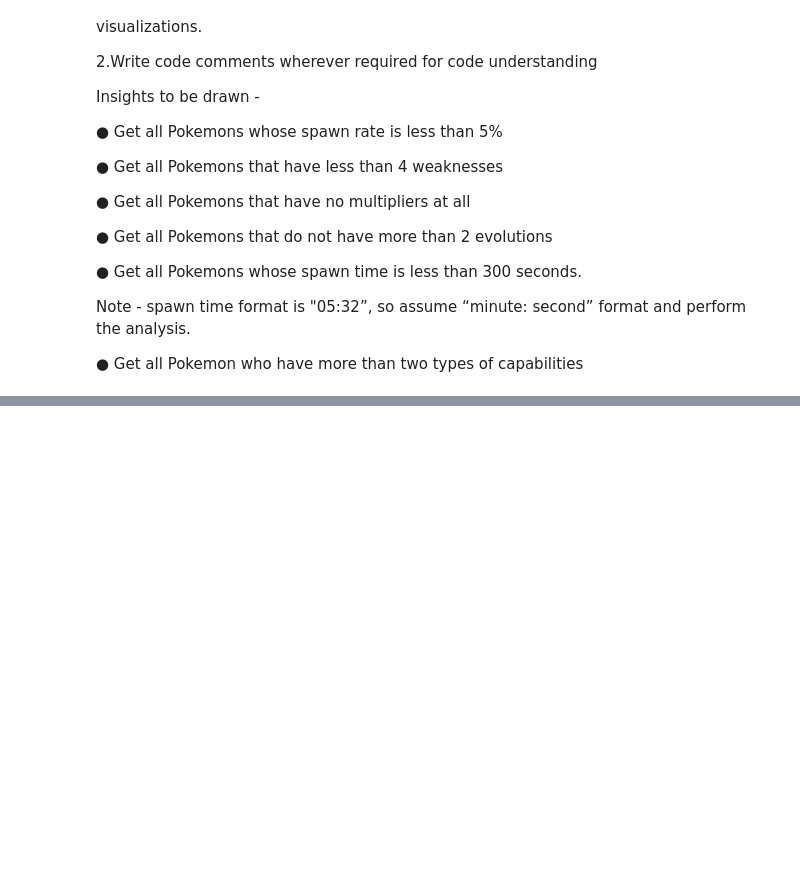
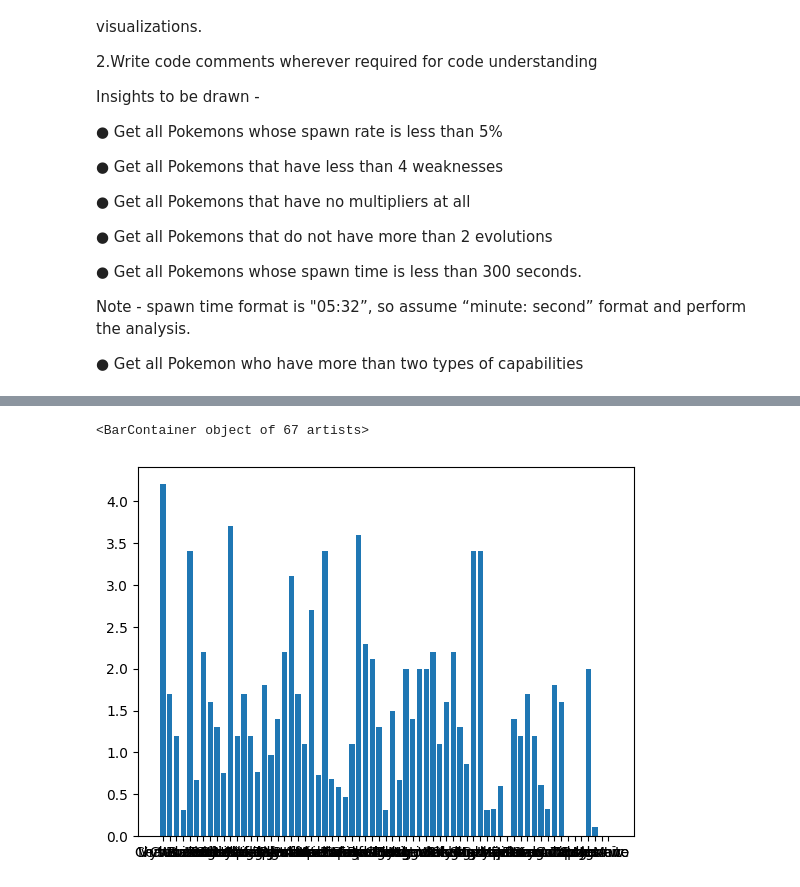
Before and after one commit to AKISHPOTHURI/DataScienceAssignment, a Jupyter notebook: python.ipynb, the cells around one changed output, grey strips where cells are left out. Drawn from its saved outputs; the diff is of its cells as text; code cells hidden in the pictures; blank space fills up the shorter version.

```diff
--- a/python.ipynb
+++ b/python.ipynb
@@ -307,0 +343,5 @@ Note - spawn time format is "05:32”, so assume “minute: second” format and
+# %%
+plt.bar(data_5['name'],data_5['avg_spawns']) #plot for rate of spawn is less than 5
+# %% [output]
+<BarContainer object of 67 artists>
+[figure, added]
```
Also changed, not shown: parts of 22 cells of this notebook, 2 other files.
